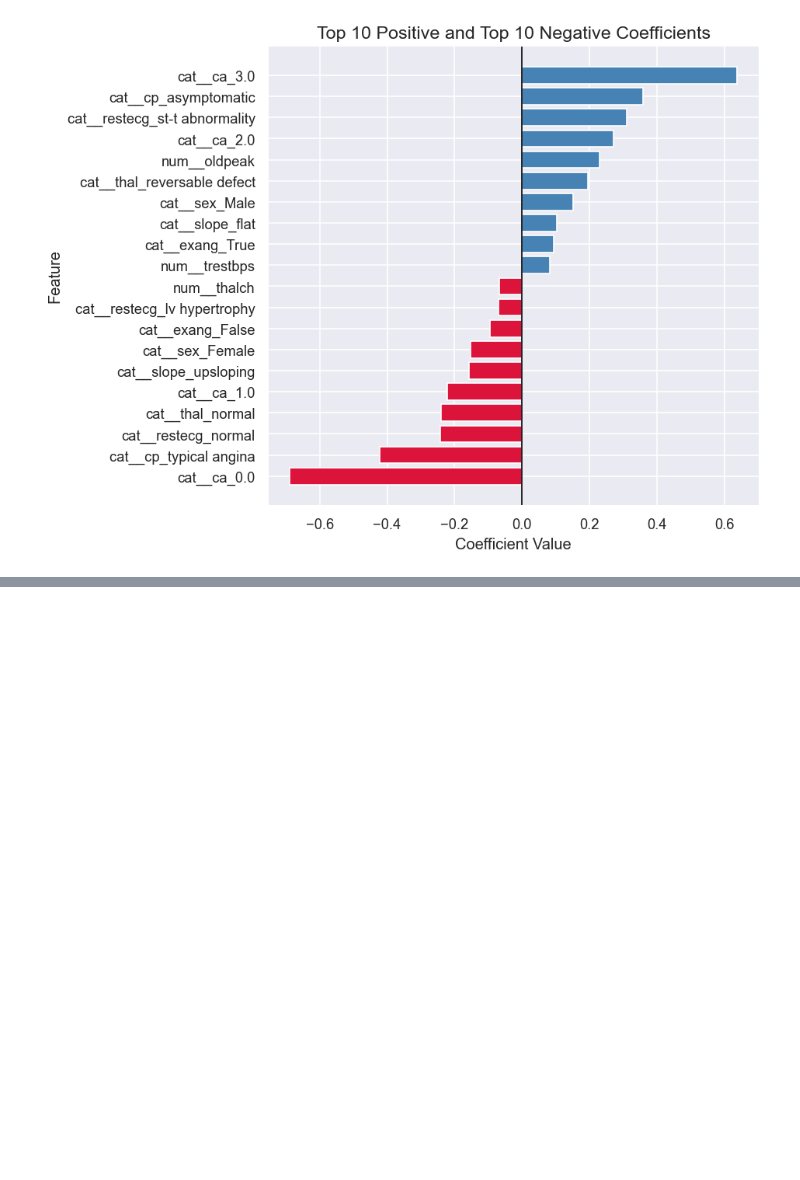
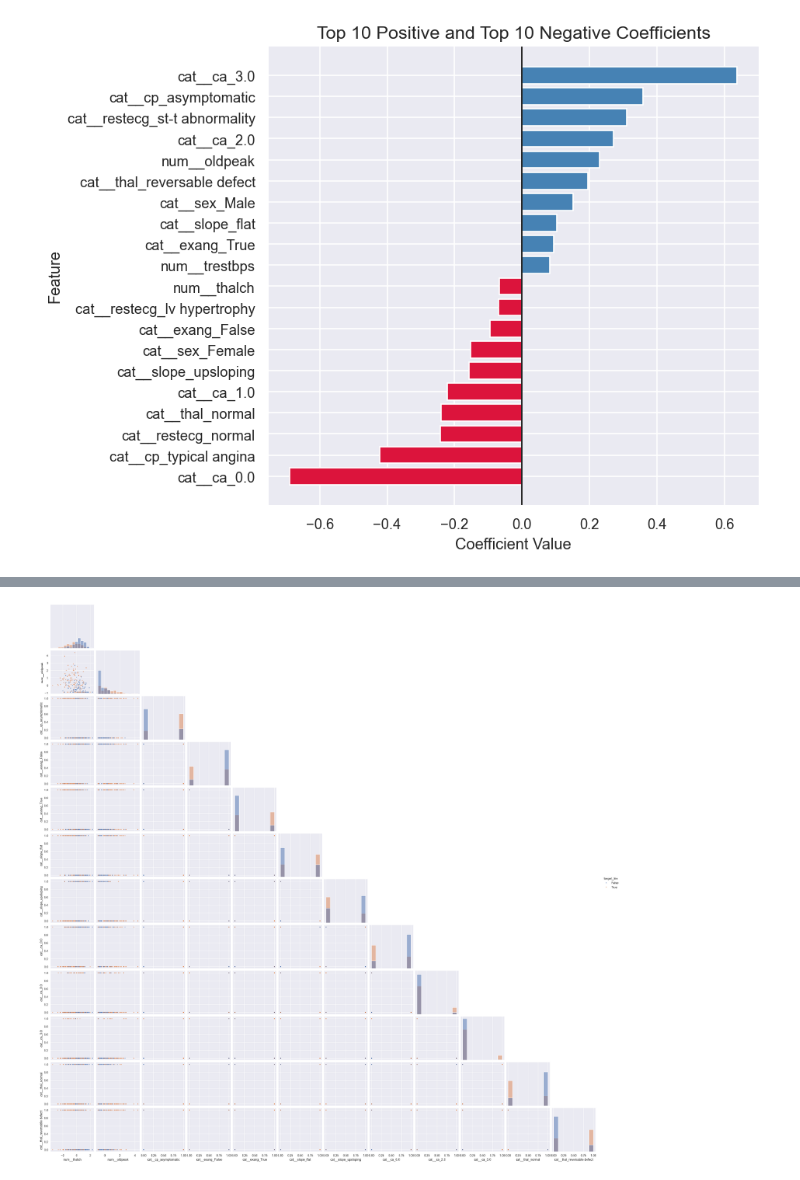
Before and after one commit to sean-coffey/ml-course-work, a Jupyter notebook: Heart_Disease.ipynb, the cells around one changed output, grey strips where cells are left out. Saved outputs shown, nothing was run; the diff lists cells and outputs as text; code cells hidden in the pictures; blank space fills up the shorter version.

```diff
--- a/Heart_Disease.ipynb
+++ b/Heart_Disease.ipynb
@@ -1160,0 +1293,29 @@ Style and usability tips:
+# %%
+prep = pipe_kbest12.named_steps["prep"]
+selector = pipe_kbest12.named_steps["kbest"]  # selector step name from your pipeline
+
+# Transform and select the 12 features
+X_trans = prep.transform(X_train)
+all_feat_names = prep.get_feature_names_out()
+mask = selector.get_support()
+X_sel = X_trans[:, mask]
+sel_feat_names = all_feat_names[mask]
+
+# Create a DataFrame for seaborn
+df_pair = pd.DataFrame(X_sel, columns=sel_feat_names, index=X_train.index)
+
+# Choose a hue (binary or ordinal). Example uses binary target:
+df_pair["target_bin"] = y_bin_train.values
+
+# Pairplot (12x12 grid can be heavy; corner=True reduces clutter)
+sns.pairplot(
+    df_pair,
+    vars=sel_feat_names,
+    hue="target_bin",
+    corner=True,
+    diag_kind="hist",
+    plot_kws={"alpha": 0.6, "s": 15}
+)
+plt.show()
+# %% [output]
+[figure, added]
```
Also changed, not shown: parts of 15 cells of this notebook.
